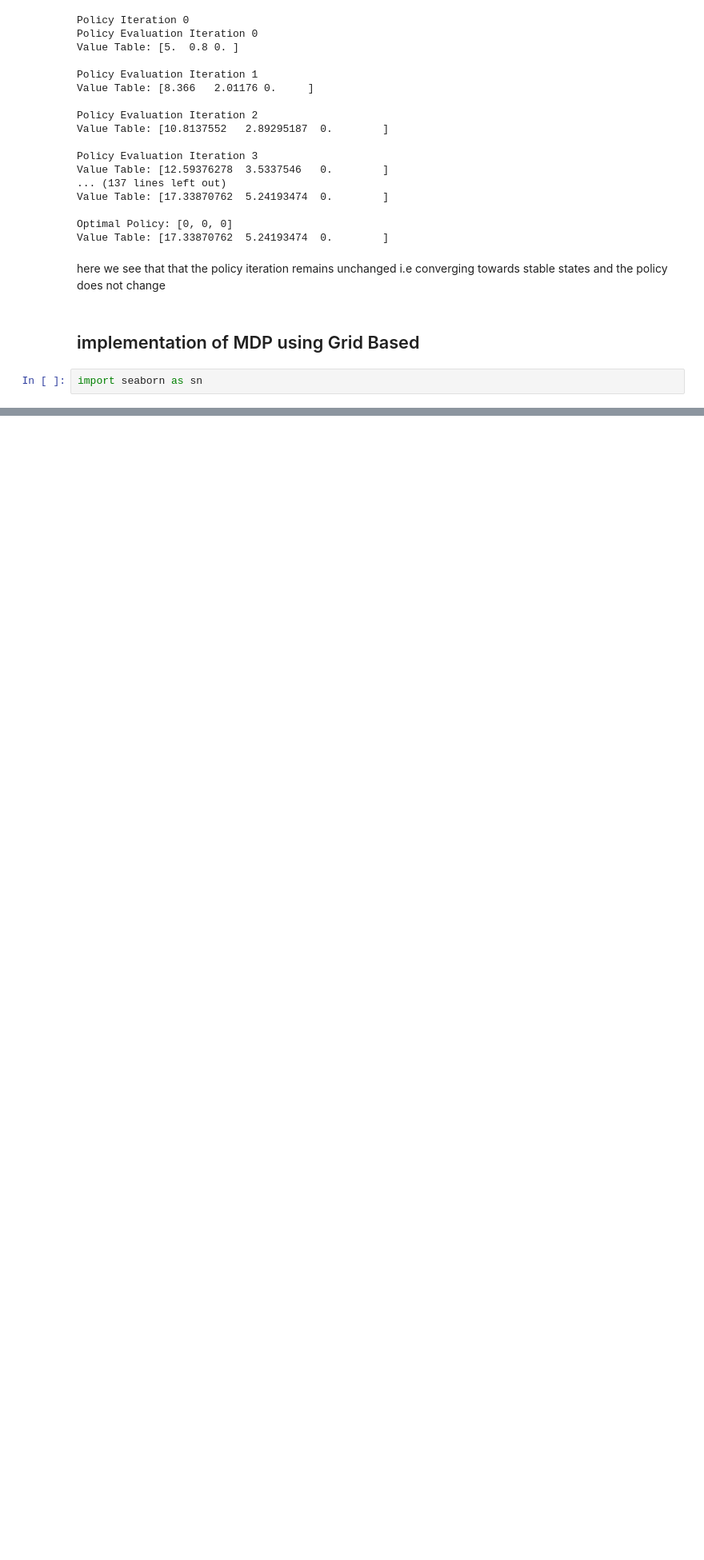
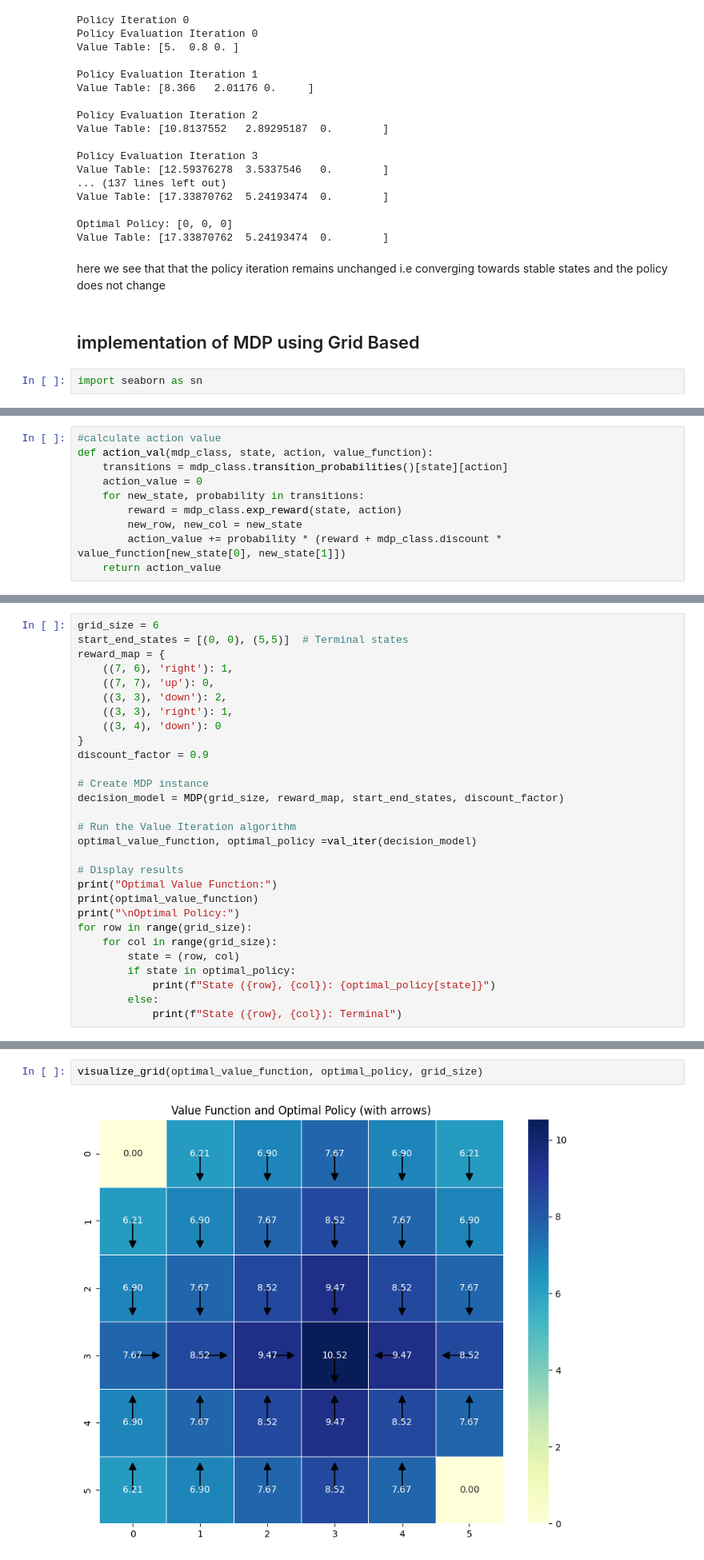
Before and after one commit to joshIsac/Reinforcement-learning, a Jupyter notebook: 2348523_MDPwithpolicy_evaluation_lab-4.ipynb, the cells around one changed output, grey strips where cells are left out. Shown at 80% size. Saved outputs shown, nothing was run; the diff lists cells and outputs as text; blank space fills up the shorter version.

```diff
--- a/2348523_MDPwithpolicy_evaluation_lab-4.ipynb
+++ b/2348523_MDPwithpolicy_evaluation_lab-4.ipynb
@@ -240,0 +155,10 @@ class MDP:
+# %%
+#calculate action value
+def action_val(mdp_class, state, action, value_function):
+    transitions = mdp_class.transition_probabilities()[state][action]
+    action_value = 0
+    for new_state, probability in transitions:
+        reward = mdp_class.exp_reward(state, action)
+        new_row, new_col = new_state
+        action_value += probability * (reward + mdp_class.discount * value_function[new_state[0], new_state[1]])
+    return action_value
@@ -240,0 +237,29 @@ class MDP:
+# %%
+grid_size = 6
+start_end_states = [(0, 0), (5,5)]  # Terminal states
+reward_map = {
+    ((7, 6), 'right'): 1,
+    ((7, 7), 'up'): 0,
+    ((3, 3), 'down'): 2,
+    ((3, 3), 'right'): 1,
+    ((3, 4), 'down'): 0
+}
+discount_factor = 0.9
+
+# Create MDP instance
+decision_model = MDP(grid_size, reward_map, start_end_states, discount_factor)
+
+# Run the Value Iteration algorithm
+optimal_value_function, optimal_policy =val_iter(decision_model)
+
+# Display results
+print("Optimal Value Function:")
+print(optimal_value_function)
+print("\nOptimal Policy:")
+for row in range(grid_size):
+    for col in range(grid_size):
+        state = (row, col)
+        if state in optimal_policy:
+            print(f"State ({row}, {col}): {optimal_policy[state]}")
+        else:
+            print(f"State ({row}, {col}): Terminal")
@@ -240,0 +284,4 @@ class MDP:
+# %%
+visualize_grid(optimal_value_function, optimal_policy, grid_size)
+# %% [output]
+[figure, added]
```
Also changed, not shown: parts of 9 cells of this notebook.
